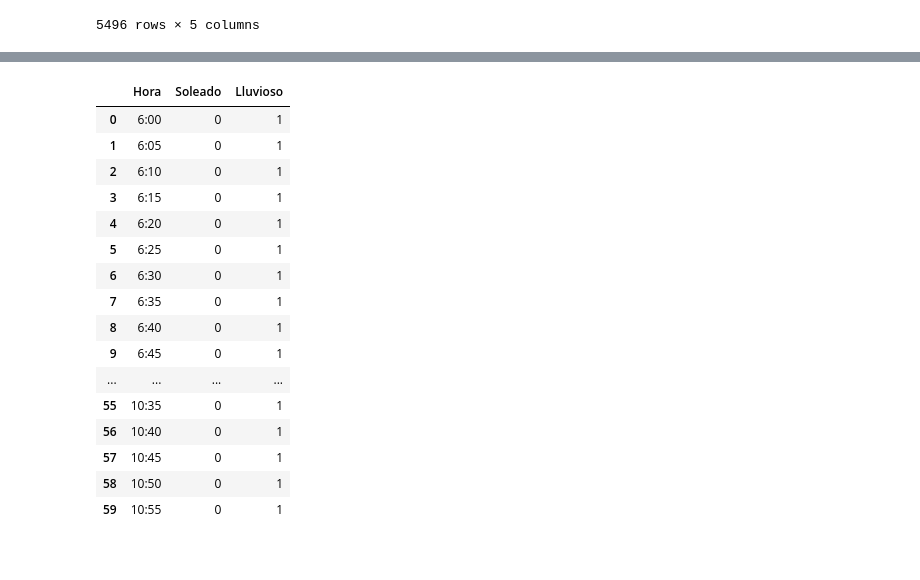
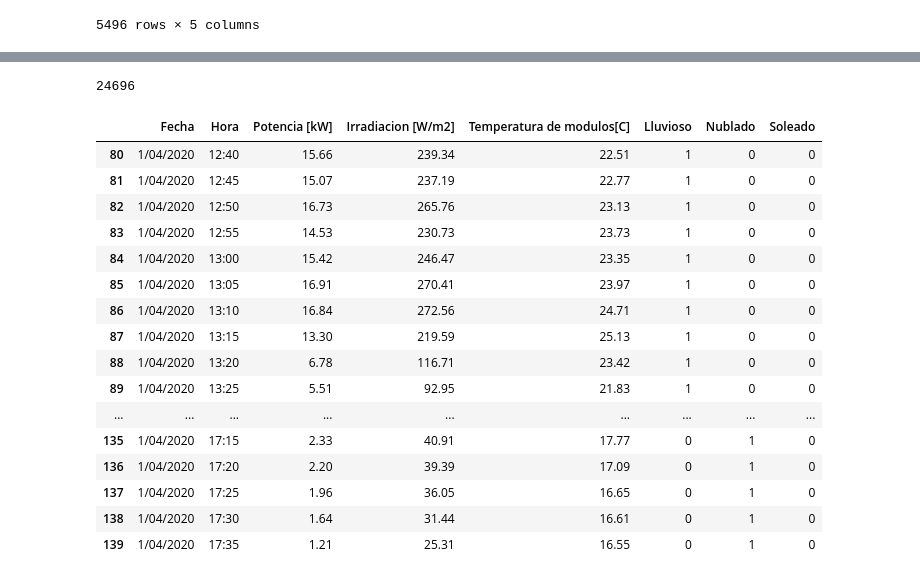
Before and after one commit to only-Robin/Proyecto-Electronica, a Jupyter notebook: DATOS SOLAR/Pre procesados/Clasificación de datos.ipynb, the cells around one changed output, grey strips where cells are left out. Saved outputs shown, nothing was run; the diff lists cells and outputs as text; code cells hidden in the pictures.

```diff
--- a/DATOS SOLAR/Pre procesados/Clasificación de datos.ipynb
+++ b/DATOS SOLAR/Pre procesados/Clasificación de datos.ipynb
@@ -415,16 +423,3 @@ clima
 | 5494 | 30/09/2020 | 16:00 | 0 | 1 | 0 |
 | 5495 | 30/09/2020 | 17:00 | 0 | 1 | 0 |
 5496 rows × 5 columns
-# %%
-n = len(dataFinal)
-soleado1 = []
-nublado1 =[]
-lluvioso1 =[]
-
-for i in range(len(dataFinal)):
-    if i%10 == 0:
-        print(i*100/n)
-    for j in range(len(clima)):
-        if dataFinal['Fecha'][i] == clima['Fecha'][j]:
-            if dataFinal['Hora'][i][0] == clima['Hora'][j][0]:
-                soleado1[i] = clima.Soleado[j]
@@ -484,20 +440,24 @@ dataFinal.head(60)
-# %%
-dataSoleado
-# %% [output]
-|  | Hora | Soleado | Lluvioso |
-| 0 | 6:00 | 0 | 1 |
-| 1 | 6:05 | 0 | 1 |
-| 2 | 6:10 | 0 | 1 |
-| 3 | 6:15 | 0 | 1 |
-| 4 | 6:20 | 0 | 1 |
-| 5 | 6:25 | 0 | 1 |
-| 6 | 6:30 | 0 | 1 |
-| 7 | 6:35 | 0 | 1 |
-| 8 | 6:40 | 0 | 1 |
-| 9 | 6:45 | 0 | 1 |
-| ... | ... | ... | ... |
-| 55 | 10:35 | 0 | 1 |
-| 56 | 10:40 | 0 | 1 |
-| 57 | 10:45 | 0 | 1 |
-| 58 | 10:50 | 0 | 1 |
-| 59 | 10:55 | 0 | 1 |
+# %%
+dataFinal.Lluvioso.sum()
+# %% [output]
+24696
+# %%
+dataFinal[80:140]
+# %% [output]
+|  | Fecha | Hora | Potencia [kW] | Irradiacion [W/m2] | Temperatura de modulos[C] | Lluvioso | Nublado | Soleado |
+| 80 | 1/04/2020 | 12:40 | 15.66 | 239.34 | 22.51 | 1 | 0 | 0 |
+| 81 | 1/04/2020 | 12:45 | 15.07 | 237.19 | 22.77 | 1 | 0 | 0 |
+| 82 | 1/04/2020 | 12:50 | 16.73 | 265.76 | 23.13 | 1 | 0 | 0 |
+| 83 | 1/04/2020 | 12:55 | 14.53 | 230.73 | 23.73 | 1 | 0 | 0 |
+| 84 | 1/04/2020 | 13:00 | 15.42 | 246.47 | 23.35 | 1 | 0 | 0 |
+| 85 | 1/04/2020 | 13:05 | 16.91 | 270.41 | 23.97 | 1 | 0 | 0 |
+| 86 | 1/04/2020 | 13:10 | 16.84 | 272.56 | 24.71 | 1 | 0 | 0 |
+| 87 | 1/04/2020 | 13:15 | 13.30 | 219.59 | 25.13 | 1 | 0 | 0 |
+| 88 | 1/04/2020 | 13:20 | 6.78 | 116.71 | 23.42 | 1 | 0 | 0 |
+| 89 | 1/04/2020 | 13:25 | 5.51 | 92.95 | 21.83 | 1 | 0 | 0 |
+| ... | ... | ... | ... | ... | ... | ... | ... | ... |
+| 135 | 1/04/2020 | 17:15 | 2.33 | 40.91 | 17.77 | 0 | 1 | 0 |
+| 136 | 1/04/2020 | 17:20 | 2.20 | 39.39 | 17.09 | 0 | 1 | 0 |
+| 137 | 1/04/2020 | 17:25 | 1.96 | 36.05 | 16.65 | 0 | 1 | 0 |
+| 138 | 1/04/2020 | 17:30 | 1.64 | 31.44 | 16.61 | 0 | 1 | 0 |
+| 139 | 1/04/2020 | 17:35 | 1.21 | 25.31 | 16.55 | 0 | 1 | 0 |
```
Also changed, not shown: parts of 13 cells of this notebook.
